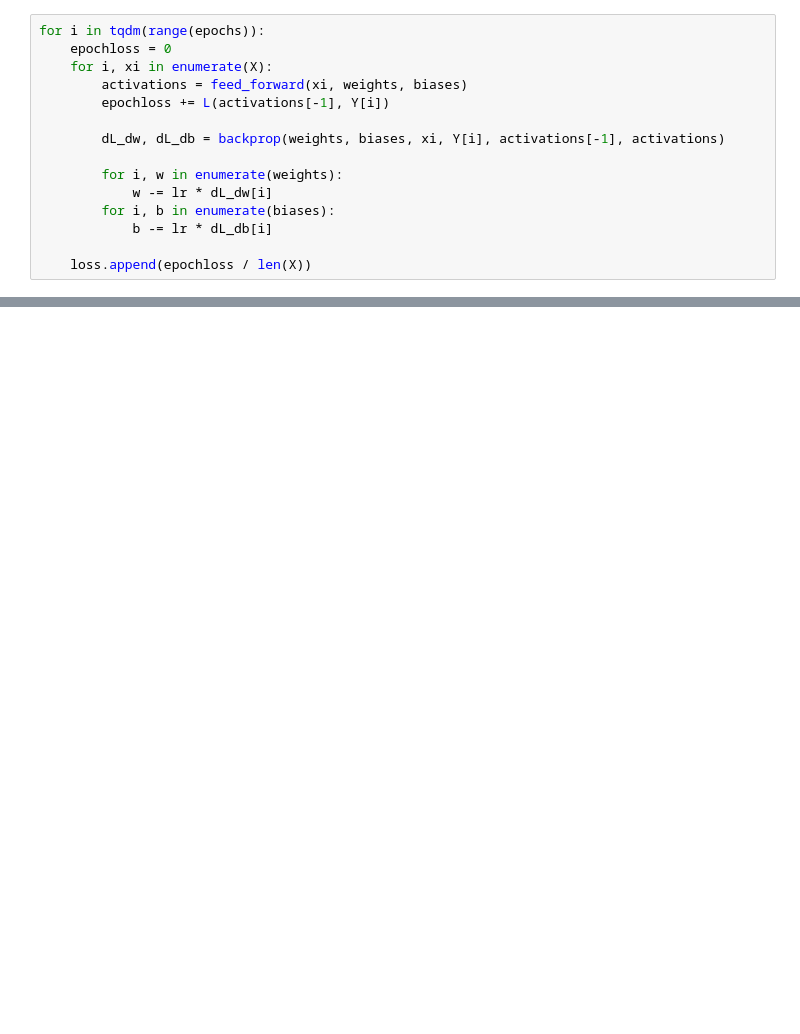
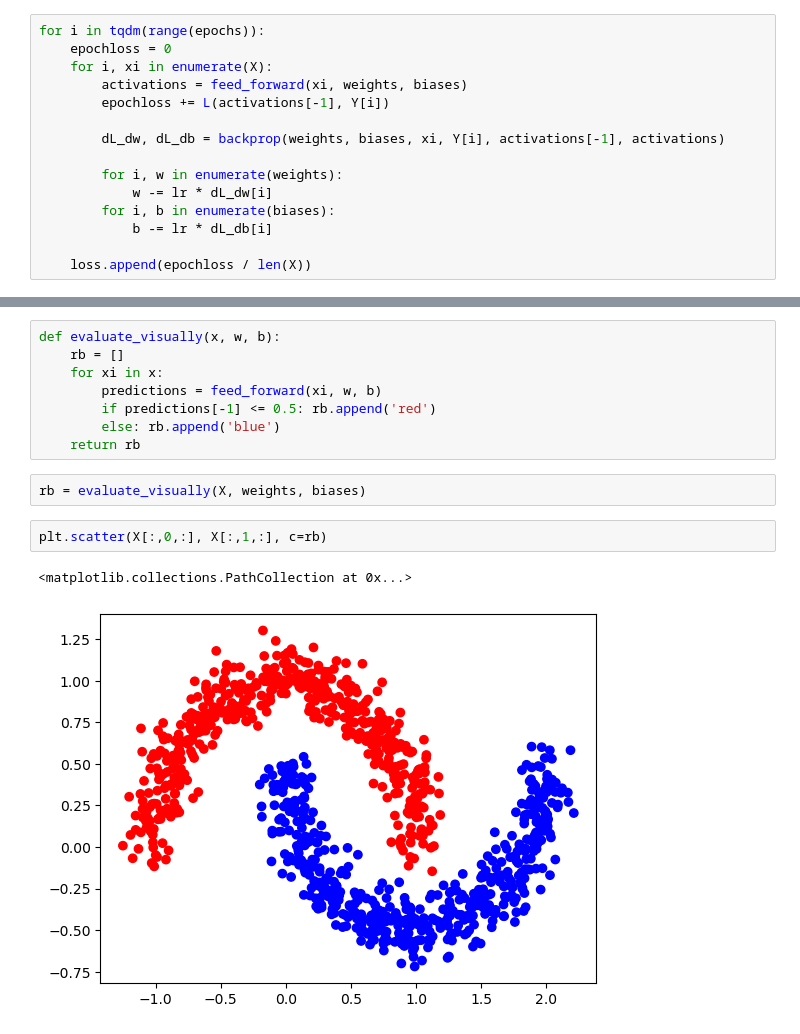
Before and after one commit to callumfrederiksen/mlp-framework, a Jupyter notebook: Untitled.ipynb, the cells around one changed output, grey strips where cells are left out. Drawn from its saved outputs; the diff is of its cells as text; blank space fills up the shorter version.

```diff
--- a/Untitled.ipynb
+++ b/Untitled.ipynb
@@ -124,0 +109,15 @@ Input A: 1, Input B: 1, Prediction: 0.0006108519125291228
+# %%
+def evaluate_visually(x, w, b):
+    rb = []
+    for xi in x:
+        predictions = feed_forward(xi, w, b)
+        if predictions[-1] <= 0.5: rb.append('red')
+        else: rb.append('blue')
+    return rb
+# %%
+rb = evaluate_visually(X, weights, biases)
+# %%
+plt.scatter(X[:,0,:], X[:,1,:], c=rb)
+# %% [output]
+<matplotlib.collections.PathCollection at 0x...>
+[figure, added]
```
Also changed, not shown: parts of 10 cells of this notebook.
